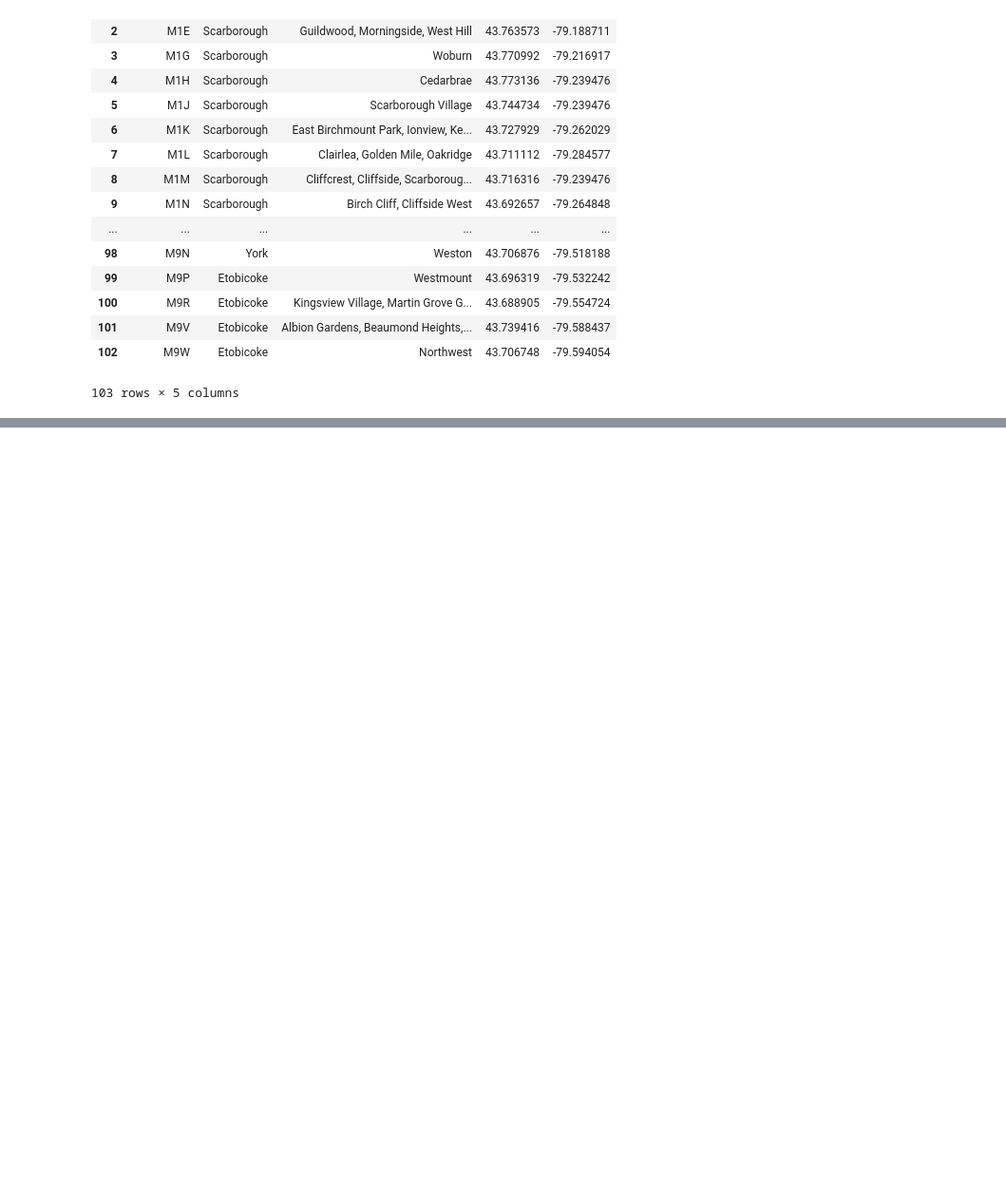
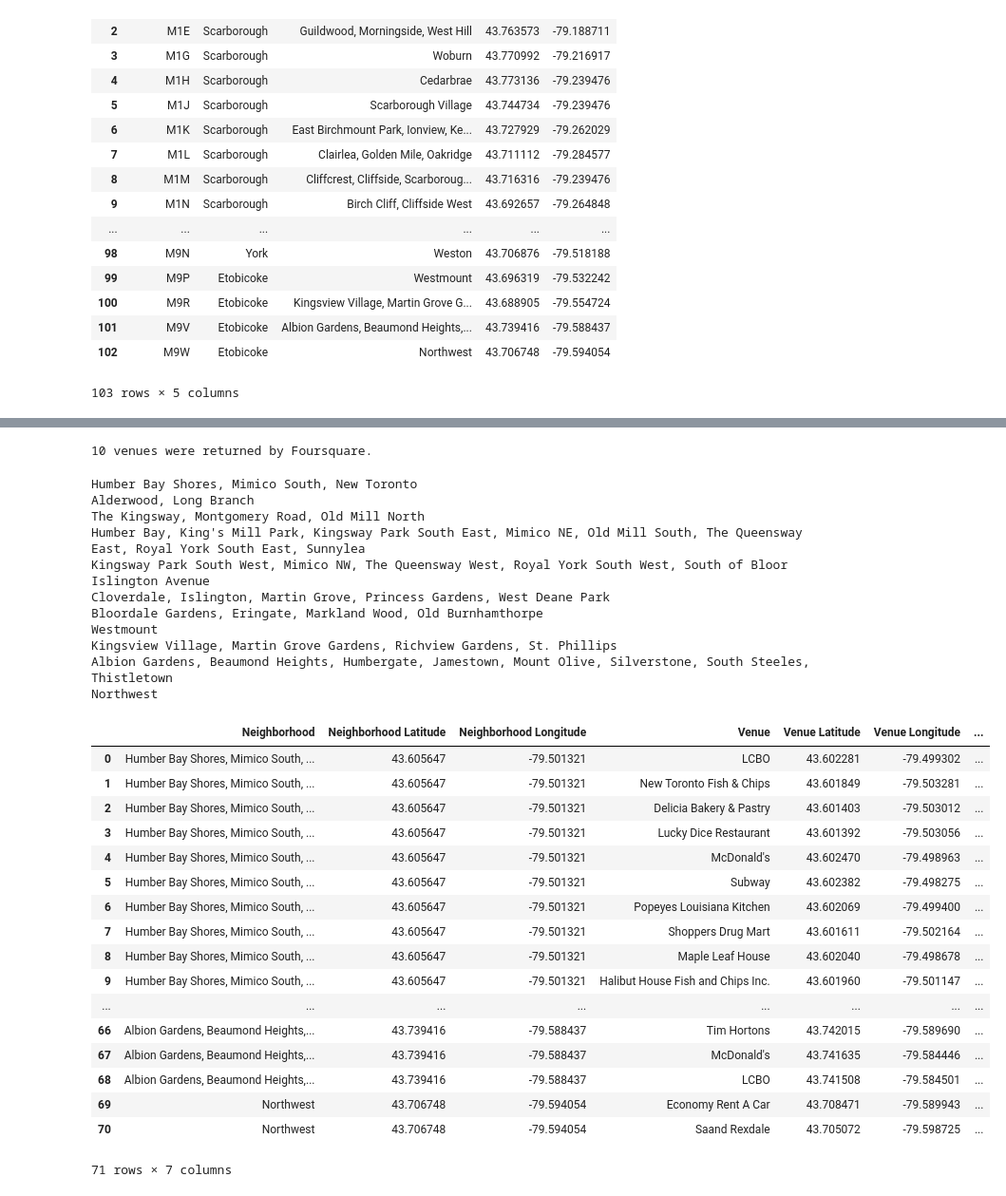
Before and after one commit to MusicLearningLab/coursera-capstone-project, a Jupyter notebook: Segmenting and Clustering Neighborhoods Toronto.ipynb, the cells around one changed output, grey strips where cells are left out. Shown: that part at 95% size. Saved outputs shown, nothing was run; the diff lists cells and outputs as text; code cells hidden in the pictures; blank space fills up the shorter version.

```diff
--- a/Segmenting and Clustering Neighborhoods Toronto.ipynb
+++ b/Segmenting and Clustering Neighborhoods Toronto.ipynb
@@ -238,0 +276,7 @@ zipCodeDF_geo
+# %%
+CLIENT_ID = '1Q3WJES3ZZBTWJIK3OQBOGUJFJ2LAP2QUMBCDEWSBNBYB0CD' # your Foursquare ID
+CLIENT_SECRET = '3WQ5VD4OXXF3UCXL34NM4VKCPJBYDQSCX0A3DNCK1OB5S03P' # your Foursquare Secret
+VERSION = '20190114' # Foursquare API version
+print('Your credentails:')
+print('CLIENT_ID: ' + CLIENT_ID)
+print('CLIENT_SECRET:' + CLIENT_SECRET)
@@ -238,0 +351,28 @@ zipCodeDF_geo
+# %%
+## get category as New York excerise
+def get_category_type(row):
+    try:
+        categories_list = row['categories']
+    except:
+        categories_list = row['venue.categories']
+
+    if len(categories_list) == 0:
+        return None
+    else:
+        return categories_list[0]['name']
+# %%
+venues = results['response']['groups'][0]['items']
+
+nearby_venues = json_normalize(venues) # flatten JSON
+
+# filter columns
+filtered_columns = ['venue.name', 'venue.categories', 'venue.location.lat', 'venue.location.lng']
+nearby_venues =nearby_venues.loc[:, filtered_columns]
+
+# filter the category for each row
+nearby_venues['venue.categories'] = nearby_venues.apply(get_category_type, axis=1)
+
+# clean columns
+nearby_venues.columns = [col.split(".")[-1] for col in nearby_venues.columns]
+
+nearby_venues.head()
@@ -238,0 +386,4 @@ zipCodeDF_geo
+# %%
+print('{} venues were returned by Foursquare.'.format(nearby_venues.shape[0]))
+# %% [output]
+10 venues were returned by Foursquare.
@@ -238,0 +430,41 @@ zipCodeDF_geo
+# %%
+## get one of the borough
+Etobicoke_data =  zipCodeDF_geo[zipCodeDF_geo.Borough =='Etobicoke'].reset_index(drop=True)
+#Etobicoke_data =  zipCodeDF_geo[zipCodeDF_geo.Neighborhood =='Neighborhood'].reset_index(drop=True)
+
+Etobicoke_venues = getNearbyVenues(names=Etobicoke_data['Neighborhood'],
+                                  latitudes=Etobicoke_data['Latitude'],
+                                   longitudes=Etobicoke_data['Longitude']
+                                )
+Etobicoke_venues
+# %% [output]
+Humber Bay Shores, Mimico South, New Toronto
+Alderwood, Long Branch
+The Kingsway, Montgomery Road, Old Mill North
+Humber Bay, King's Mill Park, Kingsway Park South East, Mimico NE, Old Mill South, The Queensway East, Royal York South East, Sunnylea
+Kingsway Park South West, Mimico NW, The Queensway West, Royal York South West, South of Bloor
+Islington Avenue
+Cloverdale, Islington, Martin Grove, Princess Gardens, West Deane Park
+Bloordale Gardens, Eringate, Markland Wood, Old Burnhamthorpe
+Westmount
+Kingsview Village, Martin Grove Gardens, Richview Gardens, St. Phillips
+Albion Gardens, Beaumond Heights, Humbergate, Jamestown, Mount Olive, Silverstone, South Steeles, Thistletown
+Northwest
+|  | Neighborhood | Neighborhood Latitude | Neighborhood Longitude | Venue | Venue Latitude | Venue Longitude | ... |
+| 0 | Humber Bay Shores, Mimico South, ... | 43.605647 | -79.501321 | LCBO | 43.602281 | -79.499302 | ... |
+| 1 | Humber Bay Shores, Mimico South, ... | 43.605647 | -79.501321 | New Toronto Fish & Chips | 43.601849 | -79.503281 | ... |
+| 2 | Humber Bay Shores, Mimico South, ... | 43.605647 | -79.501321 | Delicia Bakery & Pastry | 43.601403 | -79.503012 | ... |
+| 3 | Humber Bay Shores, Mimico South, ... | 43.605647 | -79.501321 | Lucky Dice Restaurant | 43.601392 | -79.503056 | ... |
+| 4 | Humber Bay Shores, Mimico South, ... | 43.605647 | -79.501321 | McDonald's | 43.602470 | -79.498963 | ... |
+| 5 | Humber Bay Shores, Mimico South, ... | 43.605647 | -79.501321 | Subway | 43.602382 | -79.498275 | ... |
+| 6 | Humber Bay Shores, Mimico South, ... | 43.605647 | -79.501321 | Popeyes Louisiana Kitchen | 43.602069 | -79.499400 | ... |
+| 7 | Humber Bay Shores, Mimico South, ... | 43.605647 | -79.501321 | Shoppers Drug Mart | 43.601611 | -79.502164 | ... |
+| 8 | Humber Bay Shores, Mimico South, ... | 43.605647 | -79.501321 | Maple Leaf House | 43.602040 | -79.498678 | ... |
+| 9 | Humber Bay Shores, Mimico South, ... | 43.605647 | -79.501321 | Halibut House Fish and Chips Inc. | 43.601960 | -79.501147 | ... |
+| ... | ... | ... | ... | ... | ... | ... | ... |
+| 66 | Albion Gardens, Beaumond Heights,... | 43.739416 | -79.588437 | Tim Hortons | 43.742015 | -79.589690 | ... |
+| 67 | Albion Gardens, Beaumond Heights,... | 43.739416 | -79.588437 | McDonald's | 43.741635 | -79.584446 | ... |
+| 68 | Albion Gardens, Beaumond Heights,... | 43.739416 | -79.588437 | LCBO | 43.741508 | -79.584501 | ... |
+| 69 | Northwest | 43.706748 | -79.594054 | Economy Rent A Car | 43.708471 | -79.589943 | ... |
+| 70 | Northwest | 43.706748 | -79.594054 | Saand Rexdale | 43.705072 | -79.598725 | ... |
+71 rows × 7 columns
```
Also changed, not shown: parts of 23 cells of this notebook.
